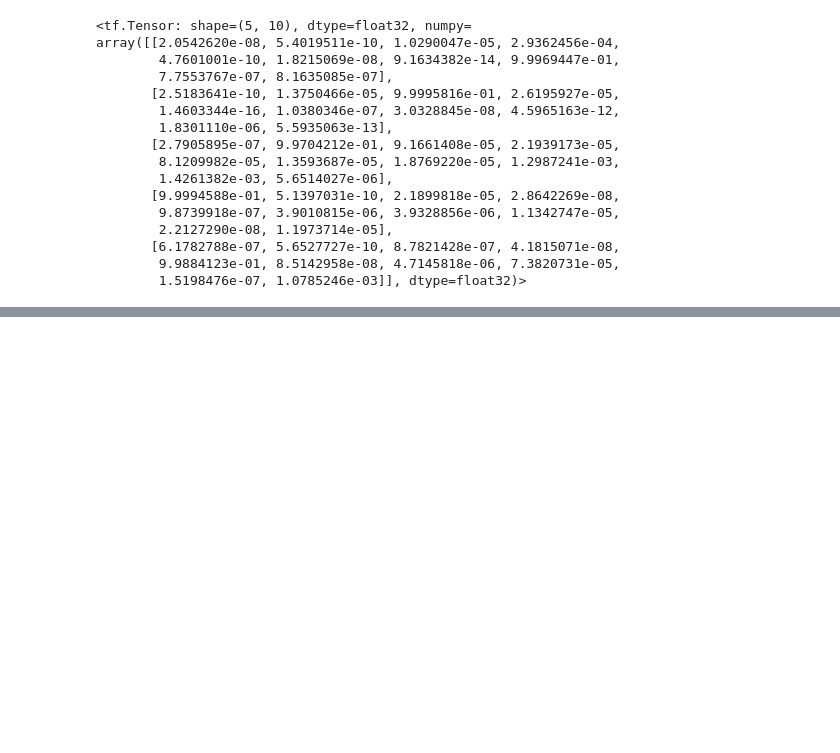
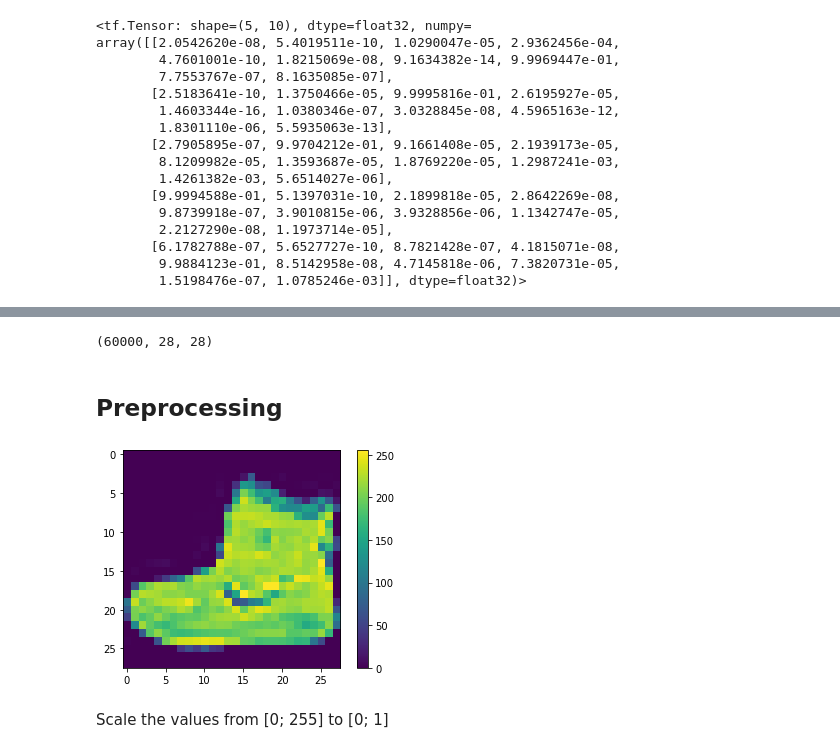
Before and after one commit to SerialGuitarist/NeuralNetworks, a Jupyter notebook: 014 Keras.ipynb, the cells around one changed output, grey strips where cells are left out. Cells and saved outputs as stored; diff of their text form; code cells hidden in the pictures; blank space fills up the shorter version.

```diff
--- a/014 Keras.ipynb
+++ b/014 Keras.ipynb
@@ -106,0 +120,4 @@ array([[2.0542620e-08, 5.4019511e-10, 1.0290047e-05, 2.9362456e-04,
+# %%
+fashion_mnist = tf.keras.datasets.fashion_mnist
+
+(train_images, train_labels), (test_images, test_labels) = fashion_mnist.load_data()
@@ -106,0 +156,16 @@ array([[2.0542620e-08, 5.4019511e-10, 1.0290047e-05, 2.9362456e-04,
+# %%
+train_images.shape
+# %% [output]
+(60000, 28, 28)
+# %% [markdown]
+## Preprocessing
+# %%
+plt.figure()
+plt.imshow(train_images[0])
+plt.colorbar()
+plt.grid(False)
+plt.show()
+# %% [output]
+[figure, added]
+# %% [markdown]
+Scale the values from \[0; 255\] to \[0; 1\]
```
Also changed, not shown: parts of 61 cells of this notebook, 4 other files.
